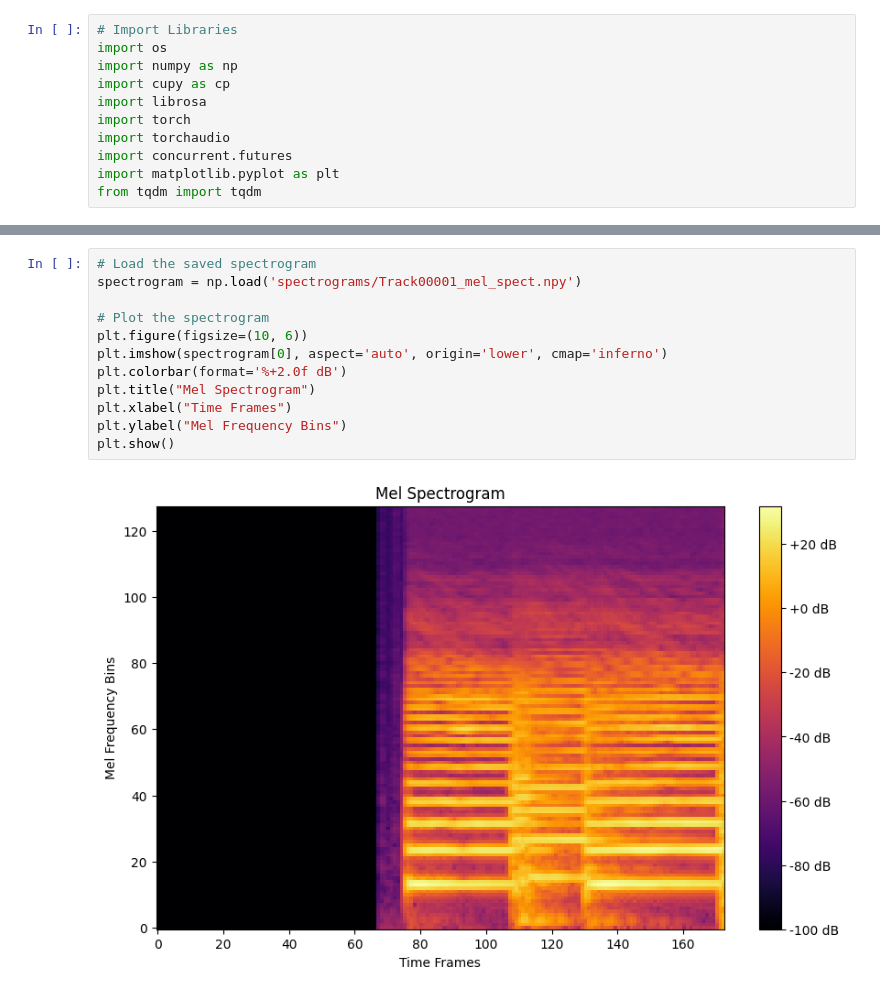
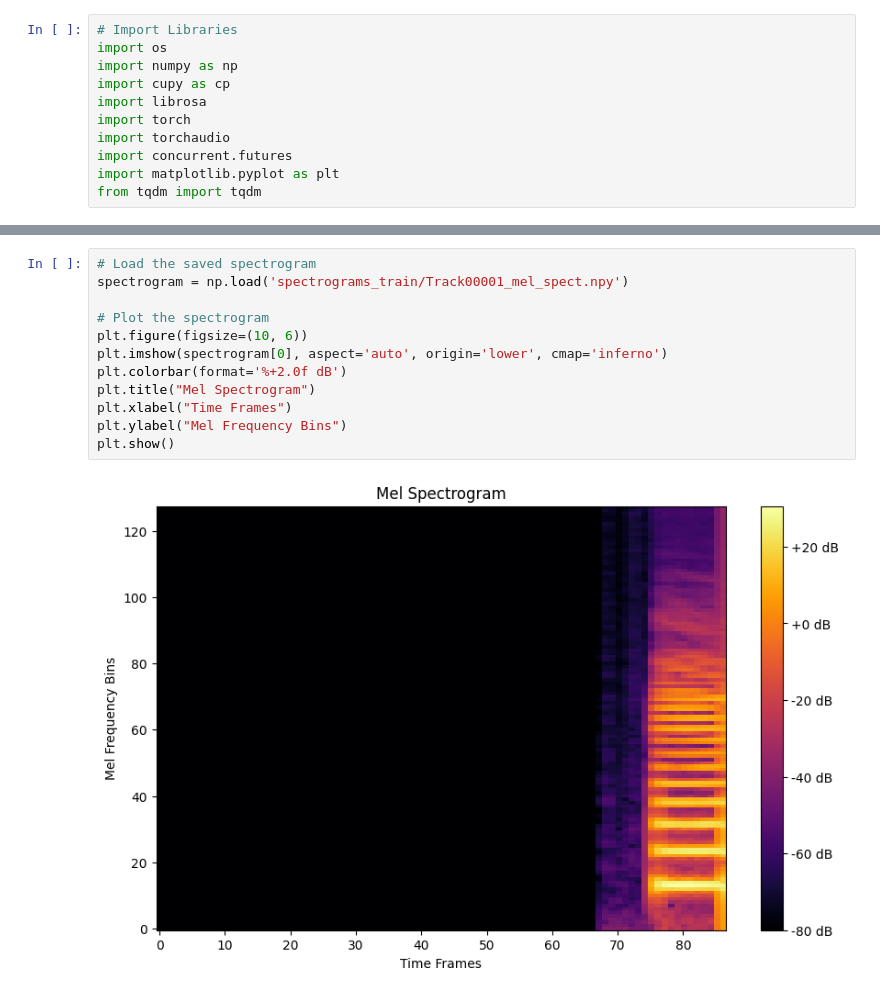
Before and after one commit to EdmundYau/RealTimeInstrumentIdentifier, a Jupyter notebook: spectrogram.ipynb, the cells around one changed output, grey strips where cells are left out. Saved outputs shown, nothing was run; the diff lists cells and outputs as text.

Commit message:
mel spect changes

```diff
--- a/spectrogram.ipynb
+++ b/spectrogram.ipynb
@@ -72,14 +81,14 @@ mel_spectrograms = process_dataset_parallel(dataset_path, save_dir=save_dir)
 # %%
 # Load the saved spectrogram
-spectrogram = np.load('spectrograms/Track00001_mel_spect.npy')
+spectrogram = np.load('spectrograms_train/Track00001_mel_spect.npy')
 
 # Plot the spectrogram
 plt.figure(figsize=(10, 6))
 plt.imshow(spectrogram[0], aspect='auto', origin='lower', cmap='inferno')
 plt.colorbar(format='%+2.0f dB')
 plt.title("Mel Spectrogram")
 plt.xlabel("Time Frames")
 plt.ylabel("Mel Frequency Bins")
 plt.show()
 # %% [output]
-[figure, old version]
+[figure, new version]
```
Also changed, not shown: parts of 5 cells of this notebook, 1 other file.
